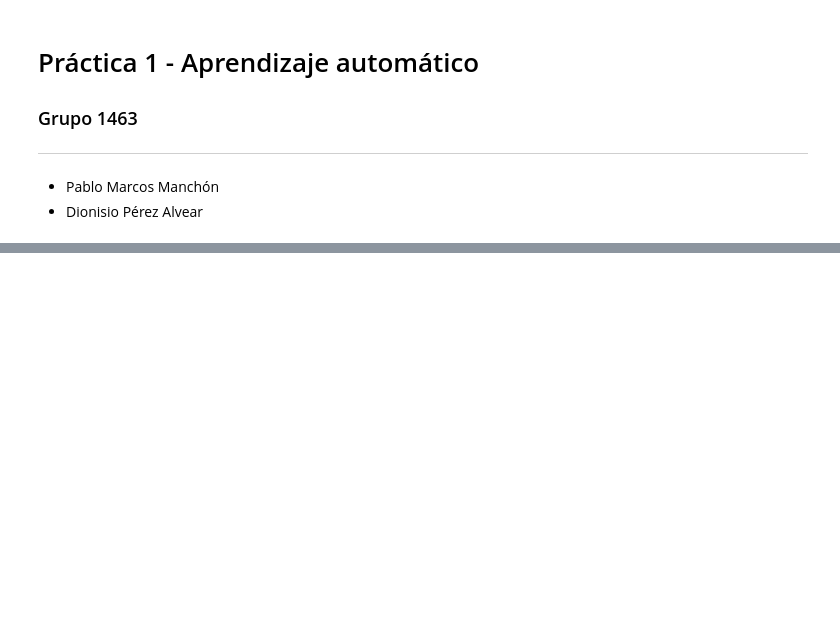
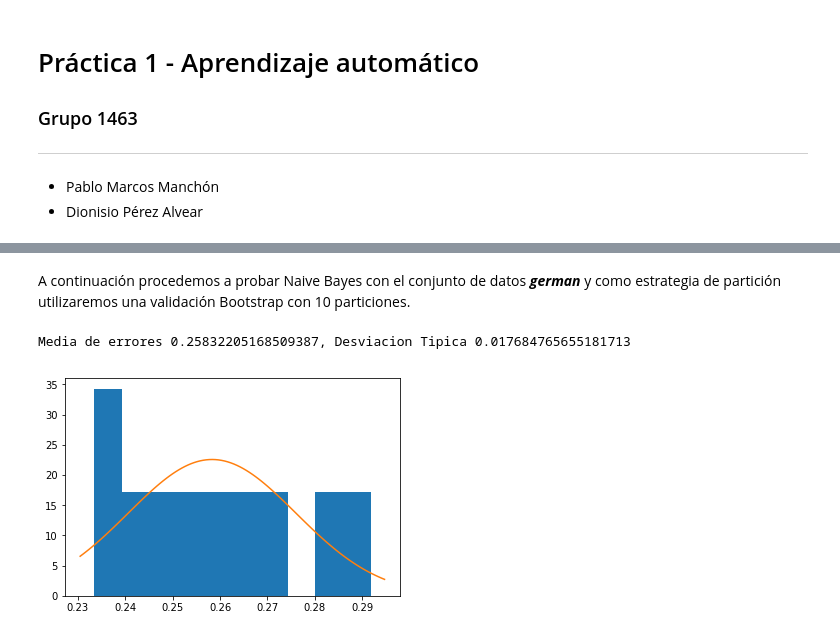
Before and after one commit to pablomm/faa, a Jupyter notebook: Practica1/Practica1.ipynb, the cells around one changed output, grey strips where cells are left out. Cells and saved outputs as stored; diff of their text form; code cells hidden in the pictures; blank space fills up the shorter version.

```diff
--- a/Practica1/Practica1.ipynb
+++ b/Practica1/Practica1.ipynb
@@ -619,0 +785,24 @@ array([0.45762712, 0.54237288])
+# %% [markdown]
+A continuación procedemos a probar Naive Bayes con el conjunto de datos ***german*** y como estrategia de partición utilizaremos una validación Bootstrap con 10 particiones.
+# %%
+dataset_german = Datos("../ConjuntosDatos/german.Data")
+
+n = 10
+
+# Sin Laplace clasificador Naive-Bayes
+bayes = ClasificadorNaiveBayes()
+estrategia = ValidacionBootstrap(n)
+
+errores = Clasificador.validacion(estrategia, dataset_german, bayes)
+
+mean = np.mean(errores)
+sd = np.std(errores)
+
+plt.hist(errores, density=True)
+x = np.linspace(*plt.xlim(), 100)
+plt.plot(x, norm.pdf(x,mean, sd))
+
+print("Media de errores {}, Desviacion Tipica {}".format(mean, sd))
+# %% [output]
+Media de errores 0.25832205168509387, Desviacion Tipica 0.017684765655181713
+[figure, added]
```
Also changed, not shown: parts of 55 cells of this notebook.
